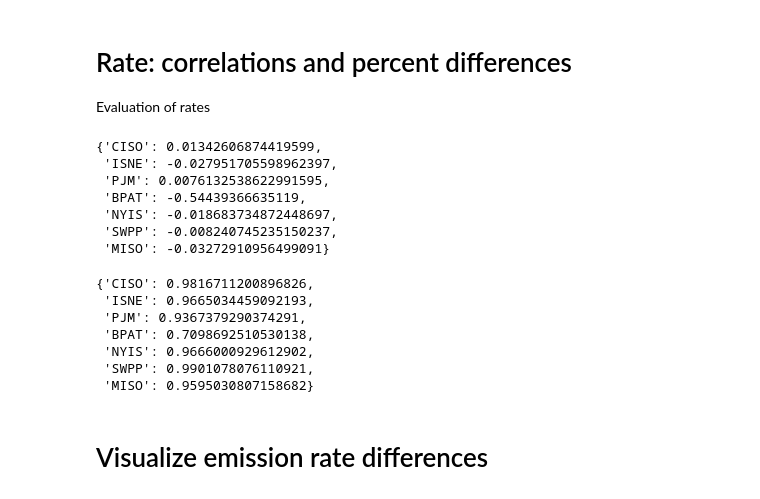
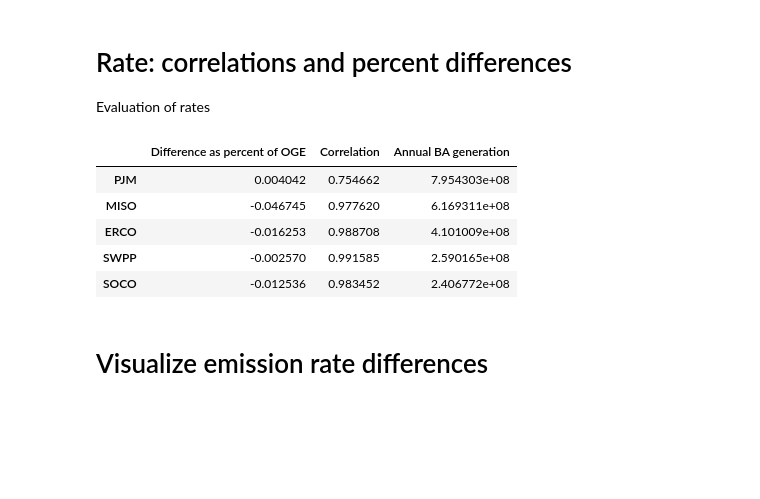
Before and after one commit to singularity-energy/open-grid-emissions, a Jupyter notebook: notebooks/hourly_validation.ipynb, the cells around one changed output. Cells and saved outputs as stored; diff of their text form; code cells hidden in the pictures; blank space fills up the shorter version.

```diff
--- a/notebooks/hourly_validation.ipynb
+++ b/notebooks/hourly_validation.ipynb
@@ -271,31 +270,11 @@ for ba in os.listdir(f"../data/outputs/{year}/validation/real_time_rate/"):
     #     usecols=["datetime_utc", "consumed_co2_rate_lb_per_mwh_for_electricity", "consumed_co2_rate_lb_per_mwh_adjusted"],
     #     index_col="datetime_utc", parse_dates=True)
     hourly_generated = pd.read_csv(gen_path+ba+".csv",
-        usecols=["datetime_utc", "generated_co2_rate_lb_per_mwh_for_electricity", "generated_co2_rate_lb_per_mwh_adjusted", "co2_mass_lb", "fuel_category"],
+        usecols=["datetime_utc", "generated_co2_rate_lb_per_mwh_for_electricity", "generated_co2_rate_lb_per_mwh_for_electricity_adjusted", "co2_mass_lb", "fuel_category"],
         index_col="datetime_utc", parse_dates=True)
     hourly_generated = hourly_generated.loc[hourly_generated.fuel_category=="total"]
     hourly_generated = hourly_generated.sort_index()
     all_dat = pd.concat([singularity_dat, hourly_generated], axis='columns')
     all_dat = all_dat.sort_index()
-    cors[ba] = all_dat[["generated_co2_rate_lb_per_mwh_adjusted", "adjusted_rate"]].corr().to_numpy()[0,1]
-    percent_difs[ba] = ((all_dat["adjusted_rate"] - all_dat["generated_co2_rate_lb_per_mwh_adjusted"])/all_dat["generated_co2_rate_lb_per_mwh_adjusted"]).median()
+    cors[ba] = all_dat[["generated_co2_rate_lb_per_mwh_for_electricity_adjusted", "adjusted_rate"]].corr().to_numpy()[0,1]
+    percent_difs[ba] = ((all_dat["adjusted_rate"] - all_dat["generated_co2_rate_lb_per_mwh_for_electricity_adjusted"])/all_dat["generated_co2_rate_lb_per_mwh_for_electricity_adjusted"]).median()
-# %%
-percent_difs
-# %% [output]
-{'CISO': 0.01342606874419599,
- 'ISNE': -0.027951705598962397,
- 'PJM': 0.0076132538622991595,
- 'BPAT': -0.54439366635119,
- 'NYIS': -0.018683734872448697,
- 'SWPP': -0.008240745235150237,
- 'MISO': -0.03272910956499091}
-# %%
-cors
-# %% [output]
-{'CISO': 0.9816711200896826,
- 'ISNE': 0.9665034459092193,
- 'PJM': 0.9367379290374291,
- 'BPAT': 0.7098692510530138,
- 'NYIS': 0.9666000929612902,
- 'SWPP': 0.9901078076110921,
- 'MISO': 0.9595030807158682}
@@ -302,3 +283,16 @@ cors
+# %%
+out = pd.DataFrame(data={"Difference as percent of OGE":percent_difs, "Correlation":cors, "Annual BA generation":annual_gen})
+out = out.sort_values("Annual BA generation", ascending=False)
+out.to_csv(f"../data/results/{year}/validation_metrics/us_units/compare_real_time_rates.csv")
+# %%
+out.head()
+# %% [output]
+|  | Difference as percent of OGE | Correlation | Annual BA generation |
+| PJM | 0.004042 | 0.754662 | 7.954303e+08 |
+| MISO | -0.046745 | 0.977620 | 6.169311e+08 |
+| ERCO | -0.016253 | 0.988708 | 4.101009e+08 |
+| SWPP | -0.002570 | 0.991585 | 2.590165e+08 |
+| SOCO | -0.012536 | 0.983452 | 2.406772e+08 |
 # %% [markdown]
 # Visualize emission rate differences
 # %%
```
Also changed, not shown: parts of 13 cells of this notebook.
